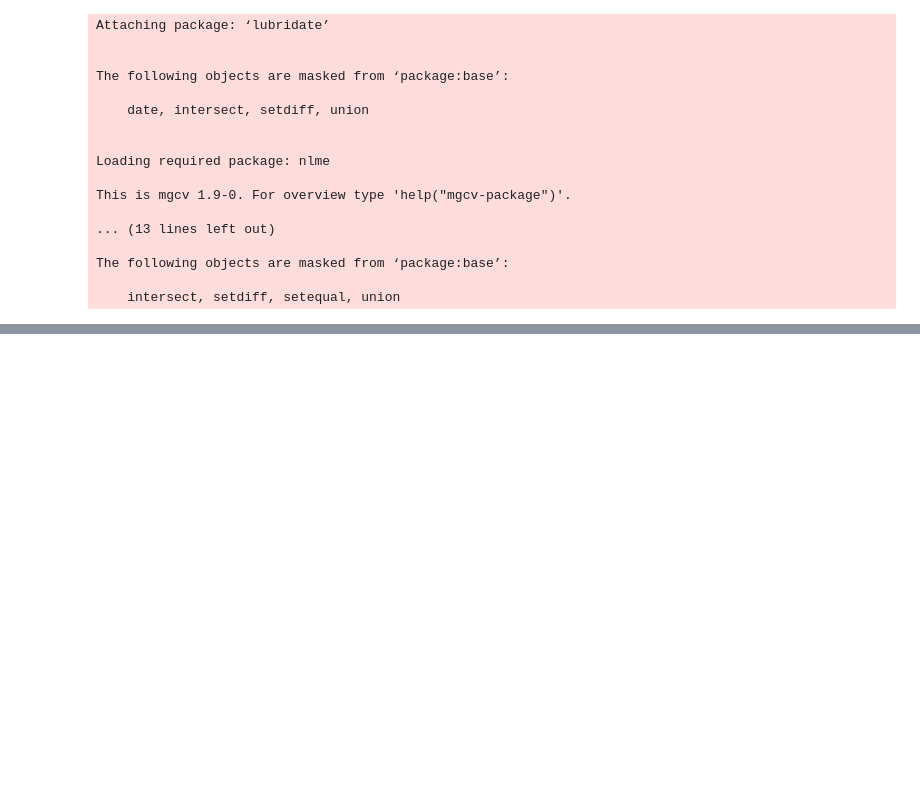
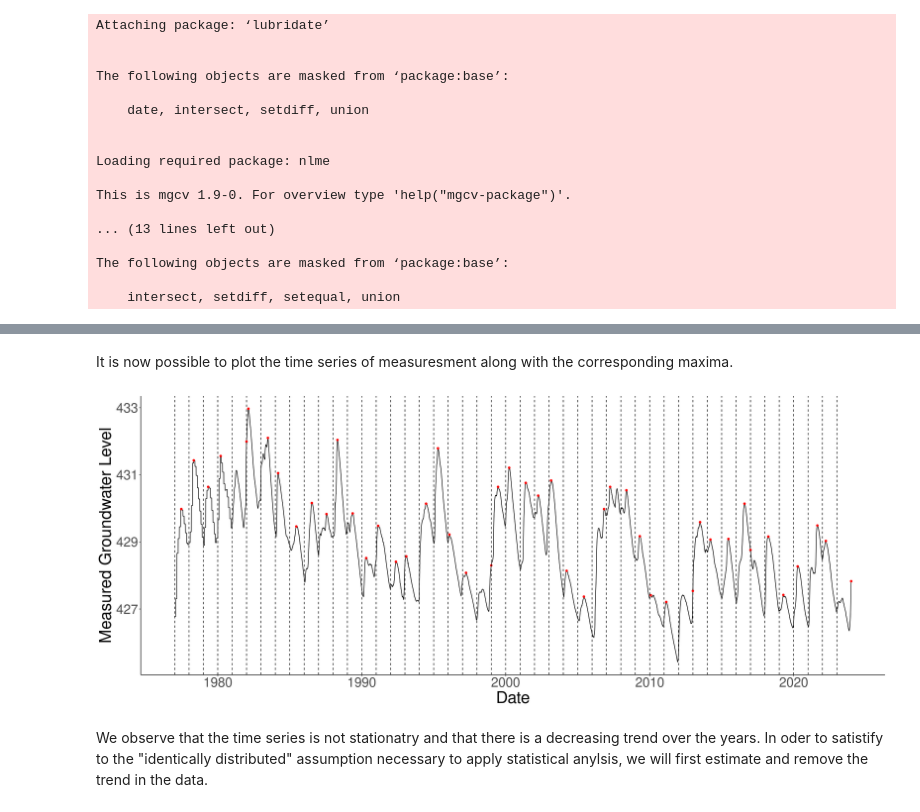
Before and after one commit to foen-admin-ch/groundwater-extreme-analysis, a Jupyter notebook: notebooks/example_4.ipynb, the cells around one changed output, grey strips where cells are left out. Drawn from its saved outputs; the diff is of its cells as text; code cells hidden in the pictures; blank space fills up the shorter version.

```diff
--- a/notebooks/example_4.ipynb
+++ b/notebooks/example_4.ipynb
@@ -59,0 +78,3 @@ A data.frame: 6 × 2
+# %%
+data_yearly_maxima <- data %>% group_by(Jahre) %>% summarize(Max = max(Wert, na.rm = TRUE), Date_maxima = Zeitstempel[which.max(Wert)])
+head(data_yearly_maxima)
@@ -59,0 +91,19 @@ A data.frame: 6 × 2
+# %% [markdown]
+It is now possible to plot the time series of measuresment along with the corresponding maxima.
+# %%
+# Increase the plot size
+options(repr.plot.width=20, repr.plot.height=8)
+
+# Use the ggplot2 package to display the time series
+ggplot(data) + #create plot object
+    geom_line(data = data, aes(x = Zeitstempel, y = Wert)) + # add time series of measurements
+    geom_point(data = data_yearly_maxima, aes(x = Date_maxima, y = Max), color = "red") + #add maxima as red points
+    geom_vline(xintercept = dmy(paste0("01-01-",seq(min(data$Jahre), max(data$Jahre), by = 1))), linetype = "dashed") + #add vertical line for each year
+    theme_classic() +
+    theme(text = element_text(size = 30))+
+    xlab("Date") +
+    ylab("Measured Groundwater Level")
+# %% [output]
+[figure, added]
+# %% [markdown]
+We observe that the time series is not stationatry and that there is a decreasing trend over the years. In oder to satistify to the "identically distributed" assumption necessary to apply statistical anylsis, we will first estimate and remove the trend in the data.
```
Also changed, not shown: parts of 19 cells of this notebook.
